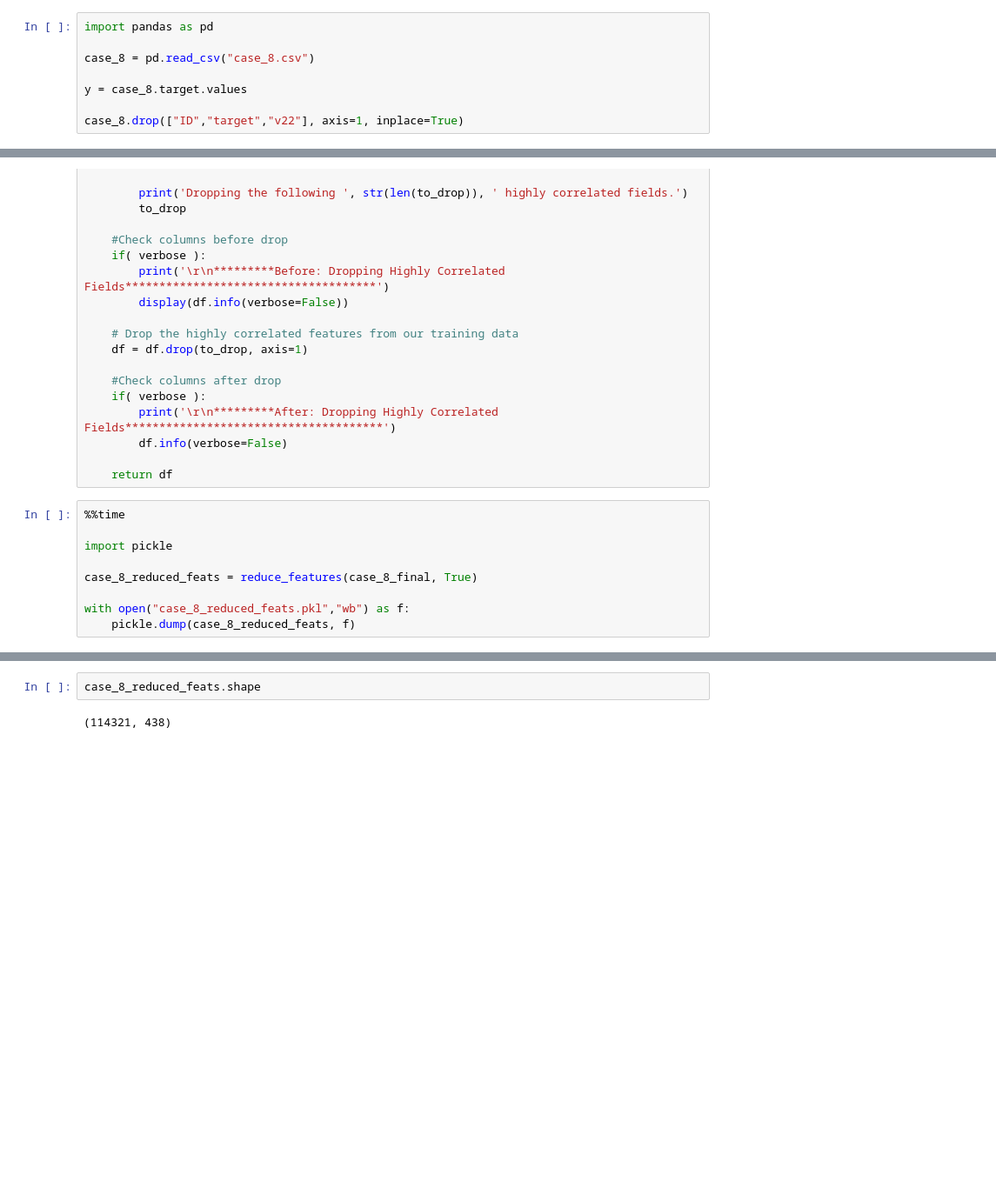
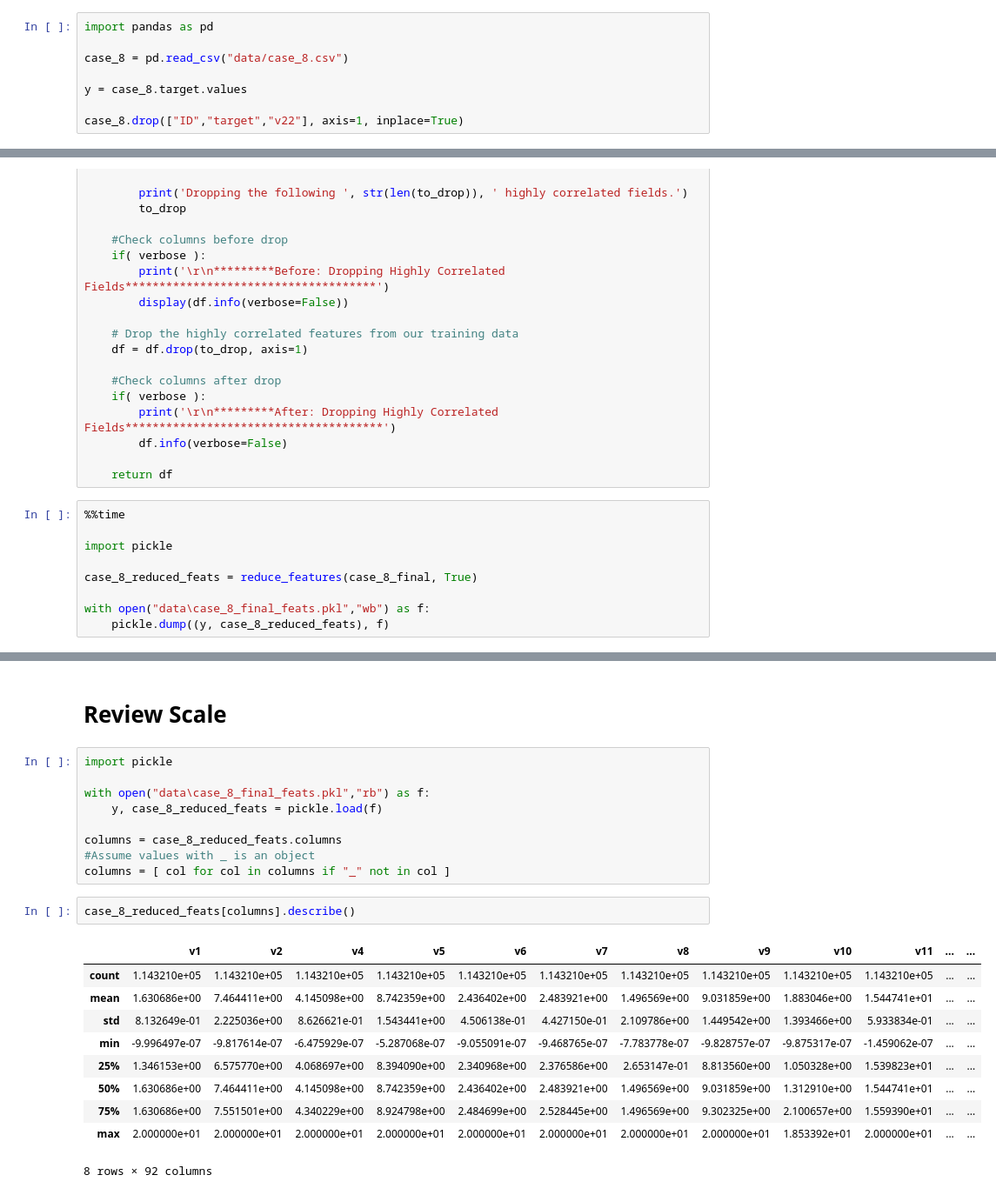
Before and after one commit to cmadding/MSDS_7333_QTW, a Jupyter notebook: CaseStudy08/Ballenger - Case 8.ipynb, the cells around one changed output, grey strips where cells are left out. Shown at 87% size. Saved outputs shown, nothing was run; the diff lists cells and outputs as text; blank space fills up the shorter version.

```diff
--- a/CaseStudy08/Ballenger - Case 8.ipynb
+++ b/CaseStudy08/Ballenger - Case 8.ipynb
@@ -3,7 +3,7 @@
 # %%
 import pandas as pd
 
-case_8 = pd.read_csv("case_8.csv")
+case_8 = pd.read_csv("data/case_8.csv")
 
 y = case_8.target.values
 
@@ -132,8 +132,8 @@ import pickle
 
 case_8_reduced_feats = reduce_features(case_8_final, True)
 
-with open("case_8_reduced_feats.pkl","wb") as f:
-    pickle.dump(case_8_reduced_feats, f)
+with open("data\case_8_final_feats.pkl","wb") as f:
+    pickle.dump((y, case_8_reduced_feats), f)
 # %% [output]
 There are  46  field correlations > 95%.
 |  | Field1 | Field2 | Correlation |
@@ -173,4 +173,24 @@ Wall time: 44.1 s
-# %%
-case_8_reduced_feats.shape
-# %% [output]
-(114321, 438)
+# %% [markdown]
+# Review Scale
+# %%
+import pickle
+
+with open("data\case_8_final_feats.pkl","rb") as f:
+    y, case_8_reduced_feats = pickle.load(f)
+
+columns = case_8_reduced_feats.columns
+#Assume values with _ is an object
+columns = [ col for col in columns if "_" not in col ]
+# %%
+case_8_reduced_feats[columns].describe()
+# %% [output]
+|  | v1 | v2 | v4 | v5 | v6 | v7 | v8 | v9 | v10 | v11 | ... | ... |
+| count | 1.143210e+05 | 1.143210e+05 | 1.143210e+05 | 1.143210e+05 | 1.143210e+05 | 1.143210e+05 | 1.143210e+05 | 1.143210e+05 | 1.143210e+05 | 1.143210e+05 | ... | ... |
+| mean | 1.630686e+00 | 7.464411e+00 | 4.145098e+00 | 8.742359e+00 | 2.436402e+00 | 2.483921e+00 | 1.496569e+00 | 9.031859e+00 | 1.883046e+00 | 1.544741e+01 | ... | ... |
+| std | 8.132649e-01 | 2.225036e+00 | 8.626621e-01 | 1.543441e+00 | 4.506138e-01 | 4.427150e-01 | 2.109786e+00 | 1.449542e+00 | 1.393466e+00 | 5.933834e-01 | ... | ... |
+| min | -9.996497e-07 | -9.817614e-07 | -6.475929e-07 | -5.287068e-07 | -9.055091e-07 | -9.468765e-07 | -7.783778e-07 | -9.828757e-07 | -9.875317e-07 | -1.459062e-07 | ... | ... |
+| 25% | 1.346153e+00 | 6.575770e+00 | 4.068697e+00 | 8.394090e+00 | 2.340968e+00 | 2.376586e+00 | 2.653147e-01 | 8.813560e+00 | 1.050328e+00 | 1.539823e+01 | ... | ... |
+| 50% | 1.630686e+00 | 7.464411e+00 | 4.145098e+00 | 8.742359e+00 | 2.436402e+00 | 2.483921e+00 | 1.496569e+00 | 9.031859e+00 | 1.312910e+00 | 1.544741e+01 | ... | ... |
+| 75% | 1.630686e+00 | 7.551501e+00 | 4.340229e+00 | 8.924798e+00 | 2.484699e+00 | 2.528445e+00 | 1.496569e+00 | 9.302325e+00 | 2.100657e+00 | 1.559390e+01 | ... | ... |
+| max | 2.000000e+01 | 2.000000e+01 | 2.000000e+01 | 2.000000e+01 | 2.000000e+01 | 2.000000e+01 | 2.000000e+01 | 2.000000e+01 | 1.853392e+01 | 2.000000e+01 | ... | ... |
+8 rows × 92 columns
```
Also changed, not shown: parts of 2 cells of this notebook.
